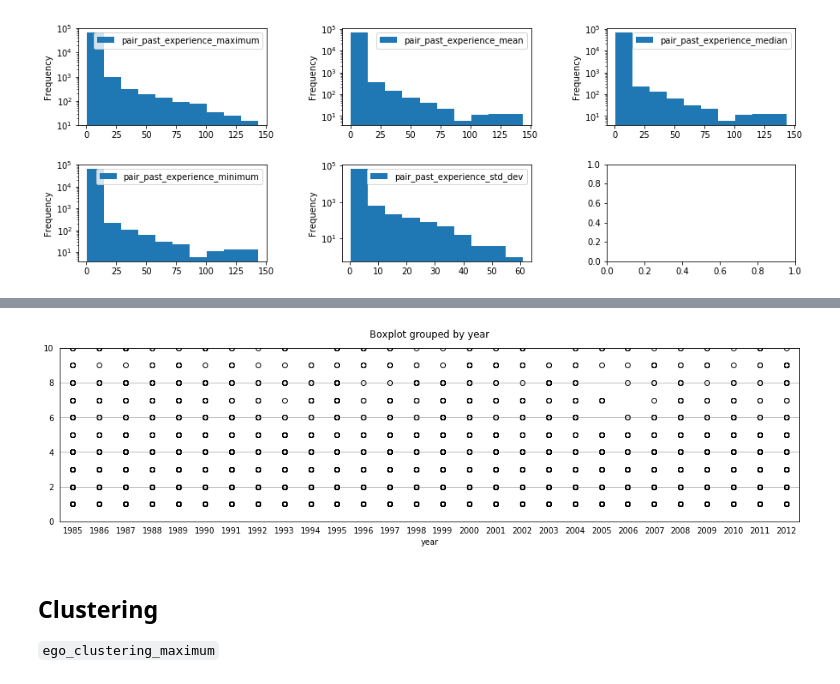
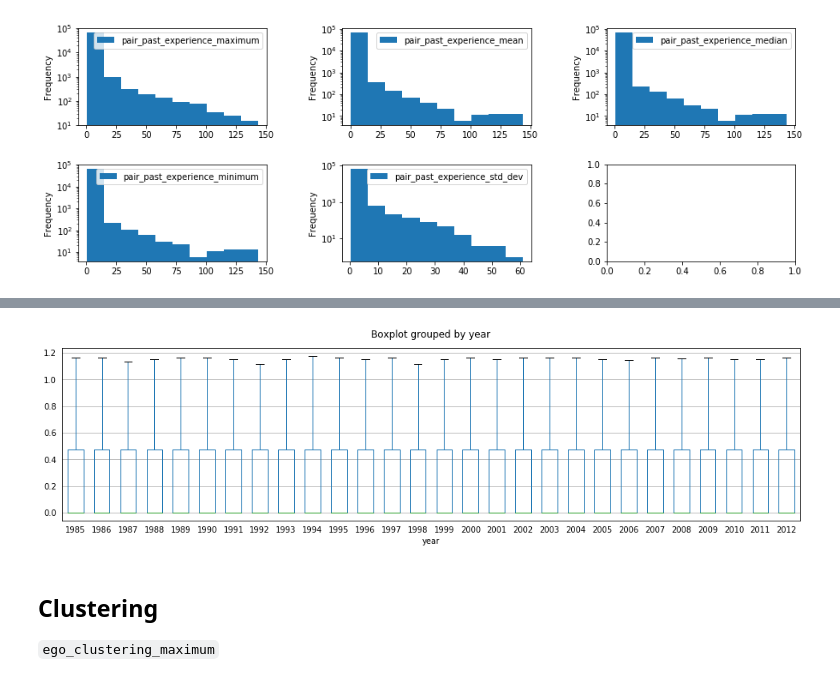
Before and after one commit to code-energy/teamspector, a Jupyter notebook: visualizations/eda-experiment.ipynb, the cells around one changed output, grey strips where cells are left out. Drawn from its saved outputs; the diff is of its cells as text; code cells hidden in the pictures.

```diff
--- a/visualizations/eda-experiment.ipynb
+++ b/visualizations/eda-experiment.ipynb
@@ -401,3 +447,9 @@ for i, x in enumerate(f[:-2]):
     ax.set_xlim(0, 100)
 # %% [output]
 [figure]
+# %%
+fig, axes = plt.subplots(nrows=2, ncols=3, figsize=(15,5))
+fig.subplots_adjust(hspace=0.4, wspace=0.4)
+for i, x in enumerate(f[:-2]):
+    index = (0 if i < 3 else 1), (i if i < 3 else i-3)
+    df.boxplot(x, by='top100', showfliers=False, ax=axes[index])
@@ -450,3 +504,9 @@ for i, x in enumerate(f[:-2]):
     ax.set_xlim(0, 100)
 # %% [output]
 [figure]
+# %%
+fig, axes = plt.subplots(nrows=2, ncols=3, figsize=(15,5))
+fig.subplots_adjust(hspace=0.4, wspace=0.4)
+for i, x in enumerate(f[:-2]):
+    index = (0 if i < 3 else 1), (i if i < 3 else i-3)
+    df.boxplot(x, by='top100', showfliers=False, ax=axes[index])
@@ -500,3 +562,9 @@ for i, x in enumerate(f[:-2]):
     ax.set_xlim(0, 0.04)
 # %% [output]
 [figure]
+# %%
+fig, axes = plt.subplots(nrows=2, ncols=3, figsize=(15,5))
+fig.subplots_adjust(hspace=0.4, wspace=0.4)
+for i, x in enumerate(f[:-2]):
+    index = (0 if i < 3 else 1), (i if i < 3 else i-3)
+    df.boxplot(x, by='top100', showfliers=False, ax=axes[index])
@@ -551,3 +621,9 @@ for i, x in enumerate(f[:-2]):
     ax.set_xlim(0, 20)
 # %% [output]
 [figure]
+# %%
+fig, axes = plt.subplots(nrows=2, ncols=3, figsize=(15,5))
+fig.subplots_adjust(hspace=0.4, wspace=0.4)
+for i, x in enumerate(f[:-2]):
+    index = (0 if i < 3 else 1), (i if i < 3 else i-3)
+    df.boxplot(x, by='top100', showfliers=False, ax=axes[index])
@@ -573,13 +651,12 @@ dfx[f].corr()
 # %%
 df['_year'] = df.year.map(lambda x: x - (x % 3 ))
 
-ax = df.boxplot('pair_past_experience_minimum', by='year', figsize=(16,4), widths=0.6)
+ax = df.boxplot('pair_past_experience_std_dev', by='year', figsize=(16,4), widths=0.6, showfliers=False)
 ax.tick_params(which='both', bottom='off', top='off', left='off', right='off')
 ax.set_title('')
-ax.set_ylim(0, 10)
 ax.xaxis.grid(False)
 # %% [output]
-[figure, old version]
+[figure, new version]
 # %% [markdown]
 ## Clustering
 `ego_clustering_maximum`
```
Also changed, not shown: parts of 18 cells of this notebook.
